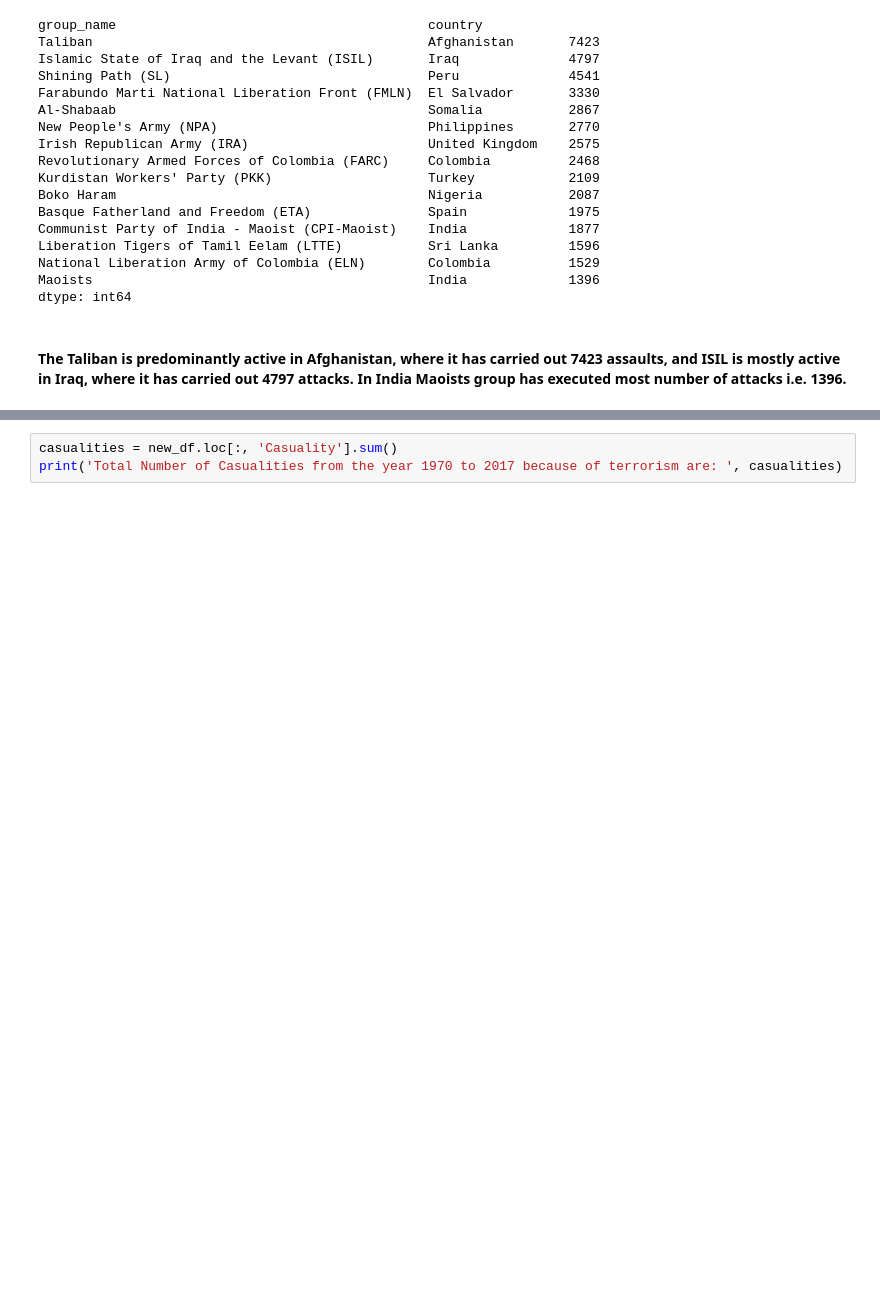
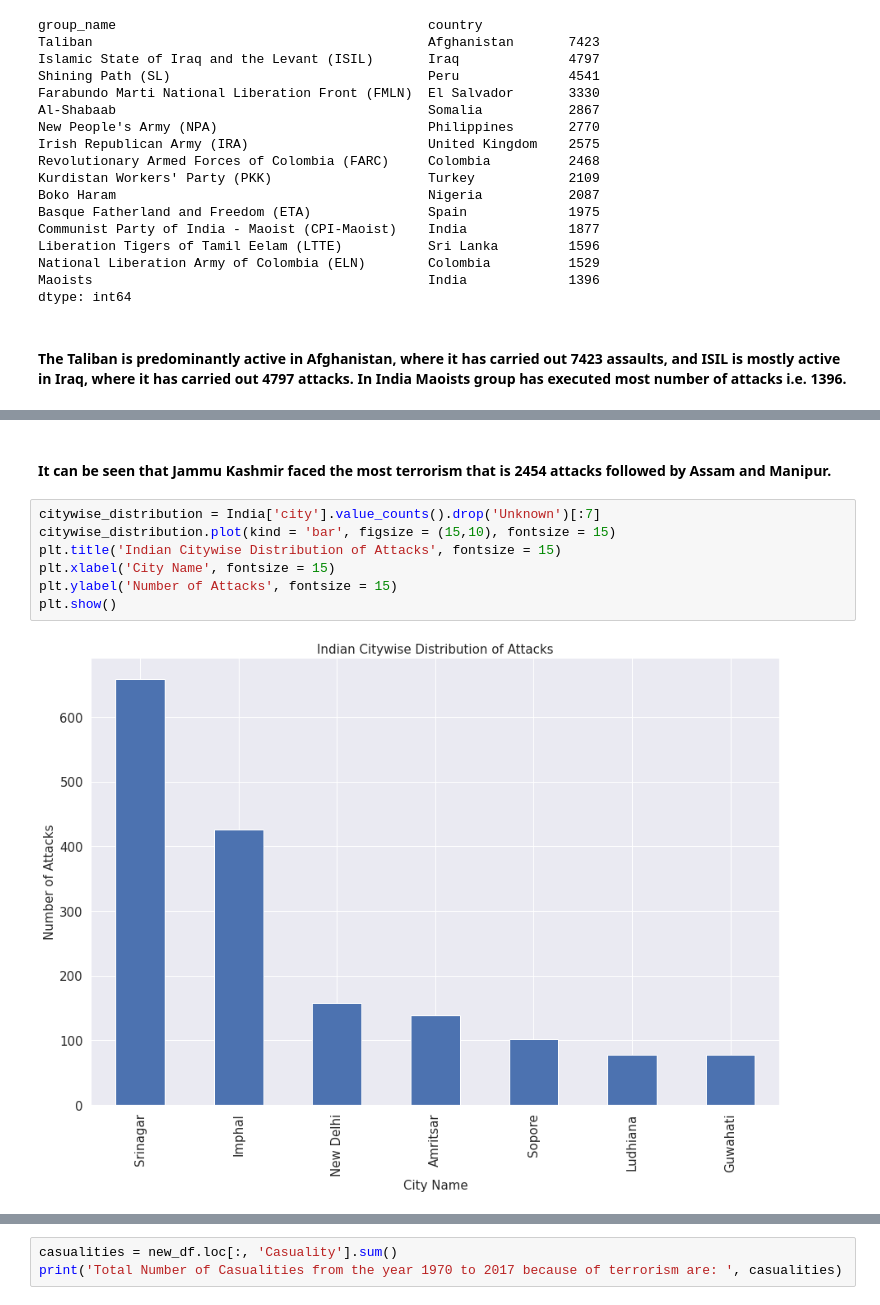
Before and after one commit to HarshJain41/Global-Terrorism-Data-Analysis, a Jupyter notebook: Harsh_Jain_Global_Terrorism_Analysis_Capstone_Project.ipynb, the cells around one changed output, grey strips where cells are left out. Cells and saved outputs as stored; diff of their text form; blank space fills up the shorter version.

```diff
--- a/Harsh_Jain_Global_Terrorism_Analysis_Capstone_Project.ipynb
+++ b/Harsh_Jain_Global_Terrorism_Analysis_Capstone_Project.ipynb
@@ -516,0 +539,11 @@ dtype: int64
+# %% [markdown]
+#### It can be seen that Jammu Kashmir faced the most terrorism that is 2454 attacks followed by Assam and Manipur.
+# %%
+citywise_distribution = India['city'].value_counts().drop('Unknown')[:7]
+citywise_distribution.plot(kind = 'bar', figsize = (15,10), fontsize = 15)
+plt.title('Indian Citywise Distribution of Attacks', fontsize = 15)
+plt.xlabel('City Name', fontsize = 15)
+plt.ylabel('Number of Attacks', fontsize = 15)
+plt.show()
+# %% [output]
+[figure, added]
```
Also changed, not shown: parts of 15 cells of this notebook.
